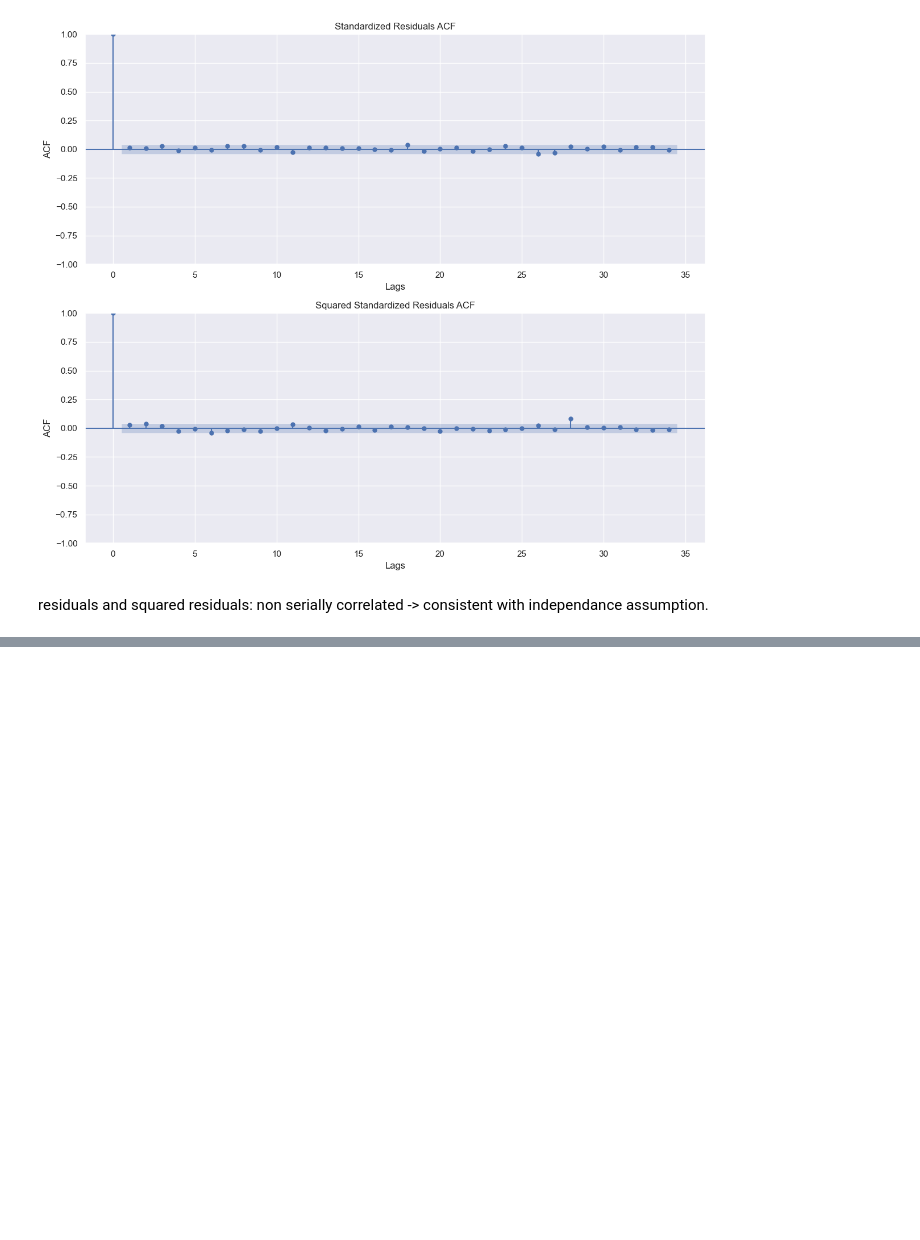
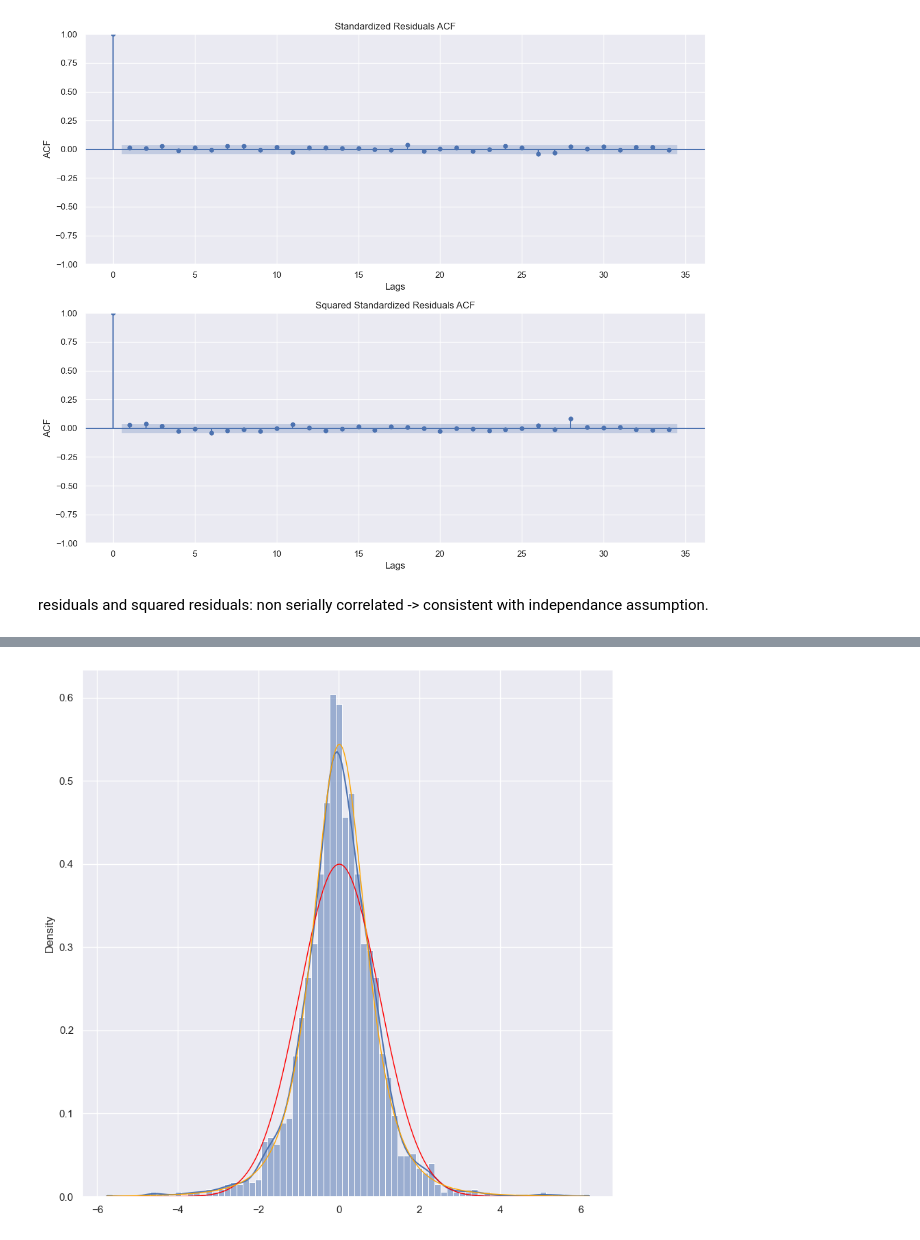
Before and after one commit to iliasra/QRM_Assignment2, a Jupyter notebook: assignment2.ipynb, the cells around one changed output, grey strips where cells are left out. Drawn from its saved outputs; the diff is of its cells as text; code cells hidden in the pictures; blank space fills up the shorter version.

```diff
--- a/assignment2.ipynb
+++ b/assignment2.ipynb
@@ -133,0 +142,2 @@ residuals and squared residuals: non serially correlated -> consistent with inde
+# %%
+df_estimate, loc_estim, scale_estim = stats.t.fit(standardized_resid)
@@ -133,0 +149,13 @@ residuals and squared residuals: non serially correlated -> consistent with inde
+# %%
+from scipy.stats import norm, t
+fig, ax = plt.subplots(1, 1, figsize=(10, 10))
+sns.histplot(standardized_resid, kde=True, ax=ax, stat='density')
+mean, std = np.mean(standardized_resid), np.std(standardized_resid)
+xs = np.linspace(min(standardized_resid), max(standardized_resid), 300)
+ax.plot(xs, norm.pdf(xs, mean, std), label=f"fitted normal dist ($\mu={mean:.2f}$, $\sigma={std:.2f}$)", linewidth=1, color='red')
+ax.plot(xs, t.pdf(xs, df_estimate, loc_estim, scale_estim), label=f"fitted Student-t distrib ($\degrees of freedom={df_estimate:.2f}$", linewidth=1, color='orange')
+
+
+plt.show()
+# %% [output]
+[figure, added]
```
Also changed, not shown: parts of 7 cells of this notebook.
